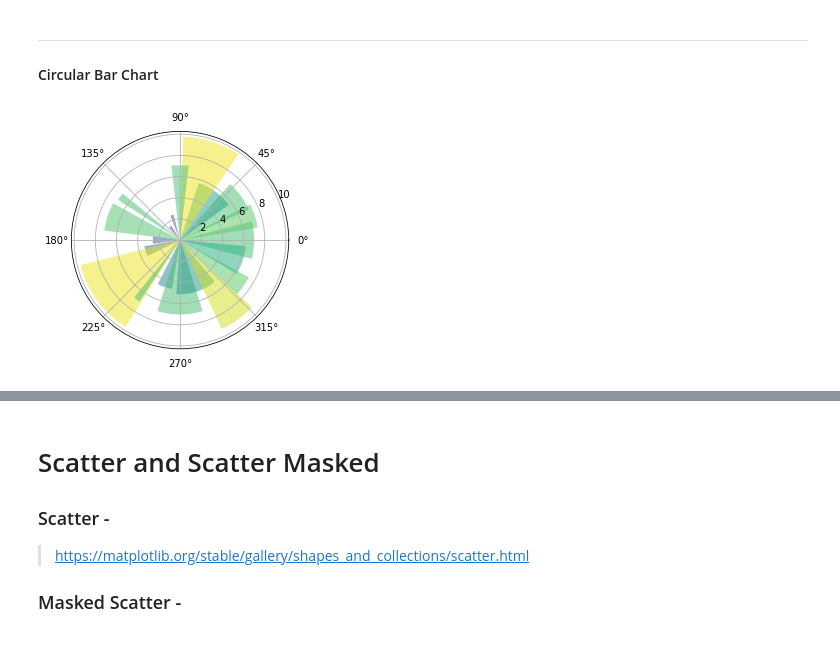
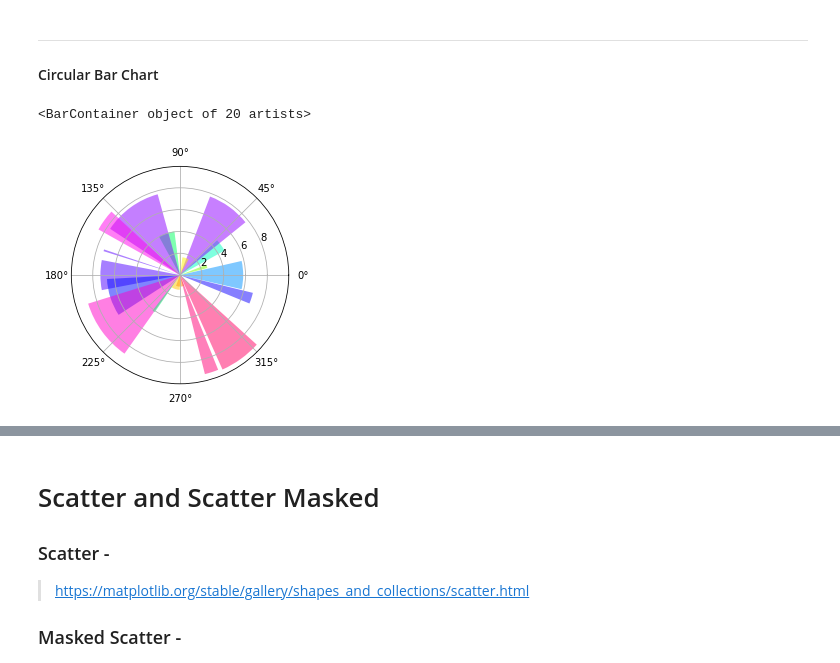
Before and after one commit to VCurry20/FDAProject2021, a Jupyter notebook: pyplot.ipynb, the cells around one changed output, grey strips where cells are left out. Cells and saved outputs as stored; diff of their text form; code cells hidden in the pictures.

```diff
--- a/pyplot.ipynb
+++ b/pyplot.ipynb
@@ -247,20 +247,22 @@ plt.show()
 
 #### Circular Bar Chart
 # %%
-np.random.seed(19680801)
+rng = np.random.default_rng(19680801)                                     # set random generator
 
-# Compute pie slices
-N = 20
-theta = np.linspace(0.0, 2 * np.pi, N, endpoint=False)
-radii = 10 * np.random.rand(N)
-width = np.pi / 4 * np.random.rand(N)
-colors = plt.cm.viridis(radii / 10.)
+                                                                          # Set the bar parameters -
+N = 20                                                                    # Number - 20
+theta = np.linspace(0.0, 2 * np.pi, N, endpoint=False)                    # Angle
+radii = 10 * rng.random(N)                                                # radius
+width = np.pi / 4 * rng.random(N)                                         # Width
+colors = plt.cm.hsv(radii / 10.)                                          # Colours
 
-ax = plt.subplot(projection='polar')
-ax.bar(theta, radii, width=width, bottom=0.0, color=colors, alpha=0.5)
+ax = plt.subplot(projection='polar')                                      # axis - projection - polar
+ax.bar(theta, radii, width=width, bottom=0.0, color=colors, alpha=0.5)    # set the bars
 
-plt.show()
+# plt.show()
+# [12][13][14][15][16]
 # %% [output]
+<BarContainer object of 20 artists>
-[figure, old version]
+[figure, new version]
 # %%
 import math
```
Also changed, not shown: parts of 10 cells of this notebook, 2 other files.
